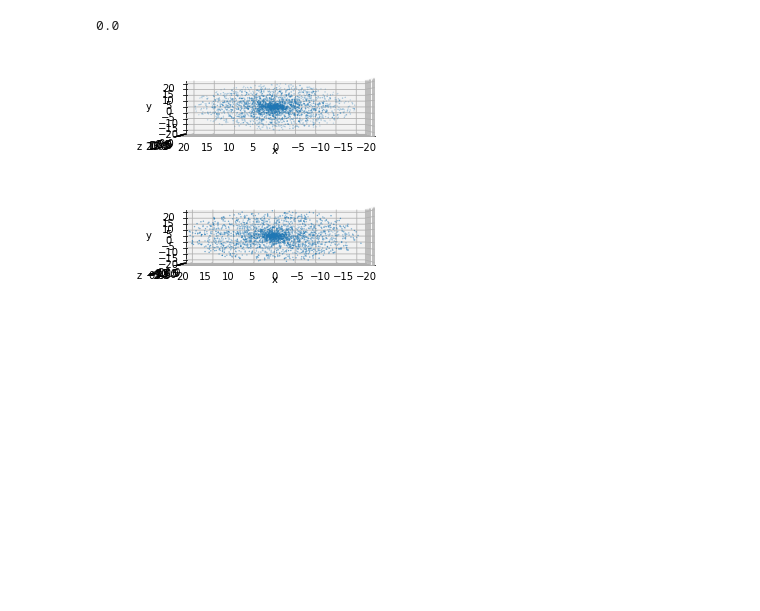
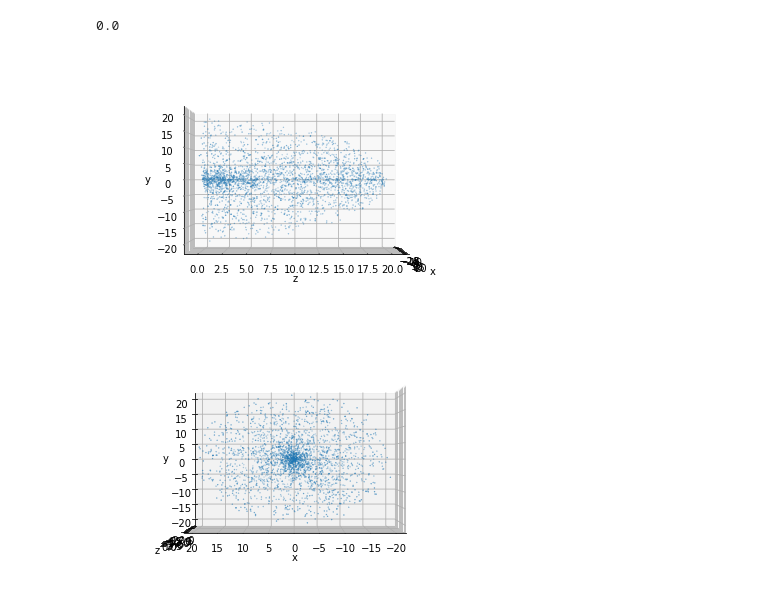
Before and after one commit to lauramv1832/Gaia, a Jupyter notebook: Gaia.ipynb, the cells around one changed output. Saved outputs shown, nothing was run; the diff lists cells and outputs as text; code cells hidden in the pictures; blank space fills up the shorter version.

```diff
--- a/Gaia.ipynb
+++ b/Gaia.ipynb
@@ -528,31 +538,32 @@ b / (b+a)
 # %%
 # -    -20 pc < Z < -10 pc
 # -     -10 pc < Z < 0 pc
 # -       0 pc < Z < 10 pc
 # -      10 pc < Z < 20 pc
 
 twenty_greater = twenty[ 0 < twenty.z]
 fig = plt.figure()
-axtwentyg = fig.add_subplot(211, projection ='3d')
+axtwentyg = fig.add_subplot(221, projection ='3d')
 axtwentyg.scatter(twenty_greater['x'], twenty_greater['z'], twenty_greater['y'], s=0.1)
 axtwentyg.set_xlabel('x')
 axtwentyg.set_ylabel('z')
 axtwentyg.set_zlabel('y')
-axtwentyg.view_init(0, 90)
+axtwentyg.view_init(0, 0)
+plt.subplots_adjust(0.4, 0.4, 2.3, 2.3)
 
 twenty_less = twenty[twenty.z < 0]
 fig = plt.figure()
-axtwentyl = fig.add_subplot(212, projection ='3d')
+axtwentyl = fig.add_subplot(222, projection ='3d')
 axtwentyl.scatter(twenty_less['x'], twenty_less['z'], twenty_less['y'], s=0.1)
 axtwentyl.set_xlabel('x')
 axtwentyl.set_ylabel('z')
 axtwentyl.set_zlabel('y')
 axtwentyl.view_init(0, 90)
 
-#plt.subplots_adjust(0.4, 0.4, 2.3, 2.3)
+plt.subplots_adjust(0.4, 0.4, 2.3, 2.3)
 # %% [output]
-[figure, old version]
+[figure, new version]
-[figure, old version]
+[figure, new version]
 # %%
 #get area where there should be a cluster
 #& get area with no cluster
```
Also changed, not shown: parts of 3 cells of this notebook, 4 other files.
